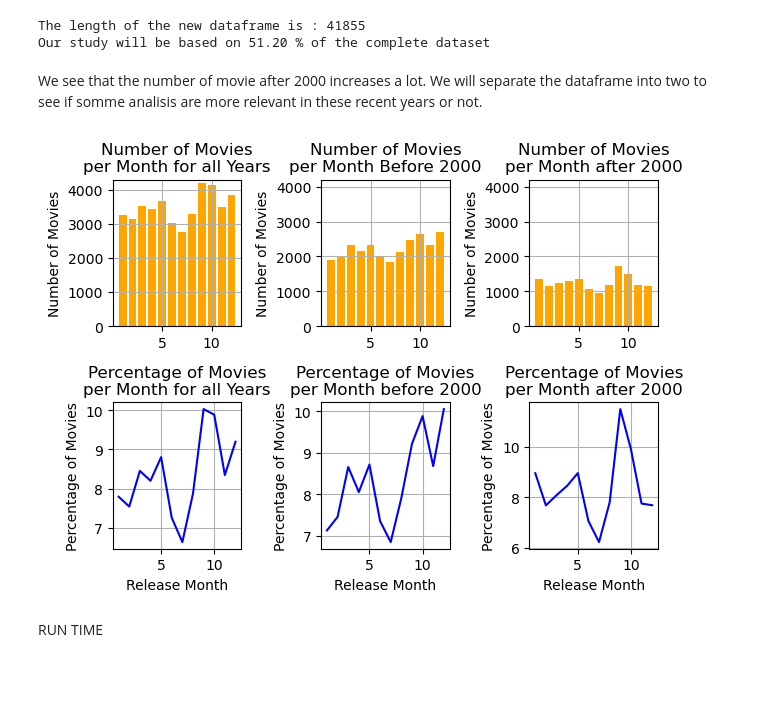
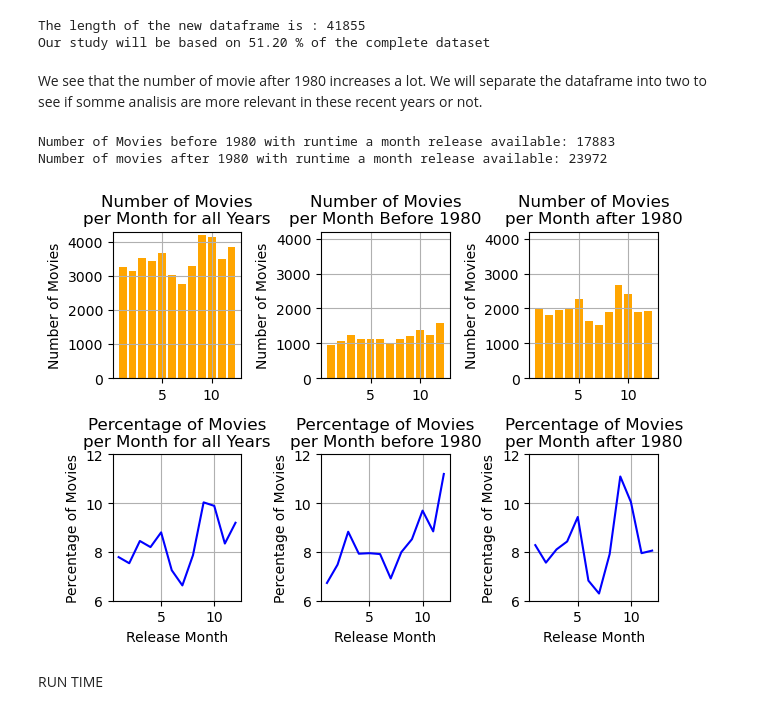
Before and after one commit to epfl-ada/ada-2023-project-dat4k, a Jupyter notebook: missingdate.ipynb, the cells around one changed output. Drawn from its saved outputs; the diff is of its cells as text; code cells hidden in the pictures; blank space fills up the shorter version.

```diff
--- a/missingdate.ipynb
+++ b/missingdate.ipynb
@@ -135,4 +145,4 @@ print(f"The length of the new dataframe is : {len(df2)}\nOur study will be based
 The length of the new dataframe is : 41855
 Our study will be based on 51.20 % of the complete dataset
 # %% [markdown]
-We see that the number of movie after 2000 increases a lot. We will separate the dataframe into two to see if somme analisis are more relevant in these recent years or not.
+We see that the number of movie after 1980 increases a lot. We will separate the dataframe into two to see if somme analisis are more relevant in these recent years or not.
@@ -145,4 +149,19 @@ df22 = df22[df22['Movie release Year'] >= 2000]
+# %%
+#Creation of two different datafrale from df2. One with the movies before 1980 and the other one with the movies after 1980
+
+df21 = df2.copy(deep= True)
+df22 = df2.copy(deep=True)
+
+df21 = df21[df21['Movie release Year']<1980]
+df22 = df22[df22['Movie release Year'] >= 1980]
+
+print(f"Number of Movies before 1980 with runtime a month release available: {len(df21)}\nNumber of movies after 1980 with runtime a month release available: {len(df22)}")
+# %% [output]
+Number of Movies before 1980 with runtime a month release available: 17883
+Number of movies after 1980 with runtime a month release available: 23972
 # %%
+#CODE FOR ALL YEARS
+
 # Counting number of movie per year
 film_counts_month = df2['Movie release Month'].value_counts().sort_index()
 
@@ -160,55 +179,61 @@ plt.plot(film_counts_month.index, film_counts_month.values * 100 / film_counts_m
 plt.title('Percentage of Movies\nper Month for all Years')
 plt.xlabel('Release Month')
 plt.ylabel('Percentage of Movies')
+plt.ylim(6,12)
 plt.grid()
 
-# Counting number of movie per year before 2000
-film_counts_month_1999 = df21['Movie release Month'].value_counts().sort_index()
+#CODE FOR MOVIES BEFORE 1980
+
+# Counting number of movie per year before 1980
+film_counts_month_1979 = df21['Movie release Month'].value_counts().sort_index()
 
 # Create the first subplot for the bar plot
 plt.subplot(2, 3, 2)
-plt.bar(film_counts_month_1999.index, film_counts_month_1999.values, color='orange')
-plt.title('Number of Movies\nper Month Before 2000')
+plt.bar(film_counts_month_1979.index, film_counts_month_1979.values, color='orange')
+plt.title('Number of Movies\nper Month Before 1980')
 plt.ylabel('Number of Movies')
 plt.ylim(0,4200)
 plt.grid()
 
 # Create the second subplot for the line plot
 plt.subplot(2, 3, 5)
-plt.plot(film_counts_month_1999.index, film_counts_month_1999.values * 100 / film_counts_month_1999.values.sum(), color='blue')
-plt.title('Percentage of Movies\nper Month before 2000')
+plt.plot(film_counts_month_1979.index, film_counts_month_1979.values * 100 / film_counts_month_1979.values.sum(), color='blue')
+plt.title('Percentage of Movies\nper Month before 1980')
 plt.xlabel('Release Month')
 plt.ylabel('Percentage of Movies')
-
+plt.ylim(6,12)
 plt.grid()
 
-# Counting number of movie per year before 2000
-film_counts_month_2000 = df22['Movie release Month'].value_counts().sort_index()
+#CODE FOR MMOVIES AFTER 1980
+
+# Counting number of movie per year before 1980
+film_counts_month_1980 = df22['Movie release Month'].value_counts().sort_index()
 
 # Create the first subplot for the bar plot
 plt.subplot(2, 3, 3)
-plt.bar(film_counts_month_2000.index, film_counts_month_2000.values, color='orange')
-plt.title('Number of Movies\nper Month after 2000')
+plt.bar(film_counts_month_1980.index, film_counts_month_1980.values, color='orange')
+plt.title('Number of Movies\nper Month after 1980')
 plt.ylabel('Number of Movies')
 plt.ylim(0,4200)
 plt.grid()
 
 # Create the second subplot for the line plot
 plt.subplot(2, 3, 6)
-plt.plot(film_counts_month_2000.index, film_counts_month_2000.values * 100 / film_counts_month_2000.values.sum(), color='blue')
-plt.title('Percentage of Movies\nper Month after 2000')
+plt.plot(film_counts_month_1980.index, film_counts_month_1980.values * 100 / film_counts_month_1980.values.sum(), color='blue')
+plt.title('Percentage of Movies\nper Month after 1980')
 plt.xlabel('Release Month')
 plt.ylabel('Percentage of Movies')
+plt.ylim(6,12)
 plt.grid()
 
 
 # Adjust layout
 plt.tight_layout()
 
 # Show the plots
 plt.show()
 # %% [output]
-[figure, old version]
+[figure, new version]
 # %% [markdown]
 RUN TIME
 # %%
```
Also changed, not shown: parts of 6 cells of this notebook, 2 other files.
